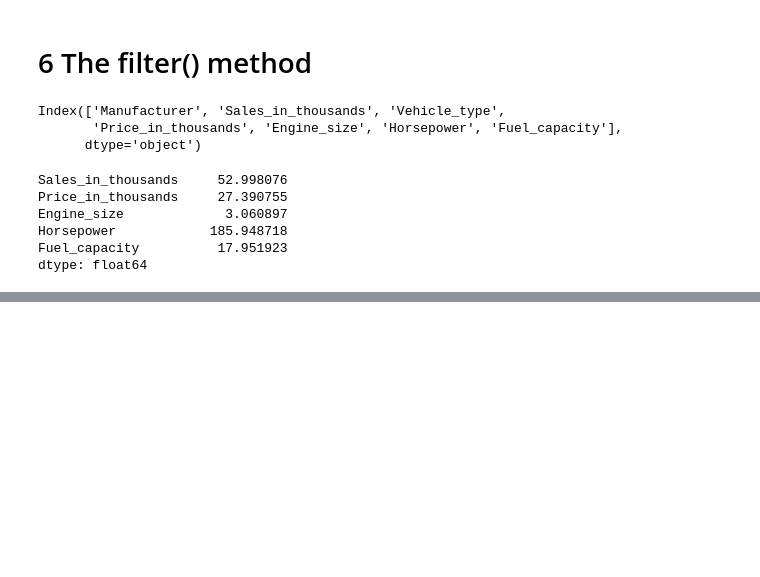
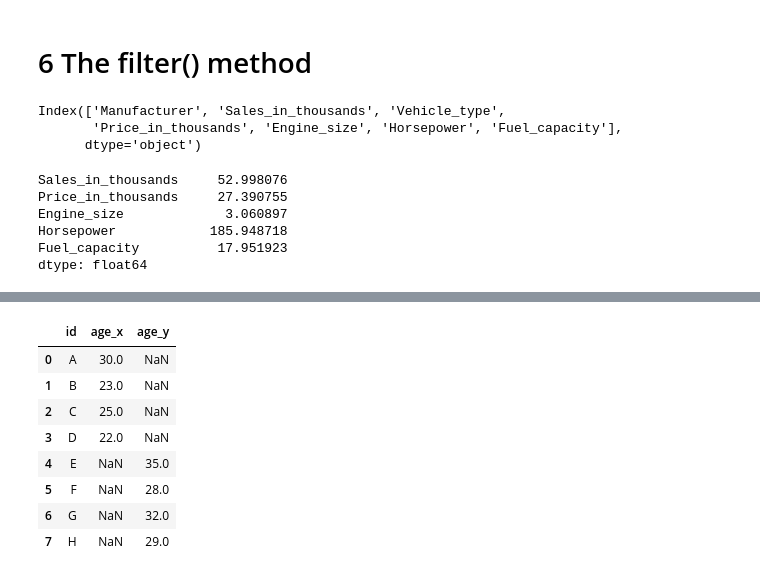
Before and after one commit to claudiahW/fcc_data_science, a Jupyter notebook: groupby.ipynb, the cells around one changed output, grey strips where cells are left out. Cells and saved outputs as stored; diff of their text form; code cells hidden in the pictures; blank space fills up the shorter version.

```diff
--- a/groupby.ipynb
+++ b/groupby.ipynb
@@ -400,0 +565,12 @@ dtype: float64
+# %%
+df1.merge(df2, on='id', how='outer')
+# %% [output]
+|  | id | age_x | age_y |
+| 0 | A | 30.0 | NaN |
+| 1 | B | 23.0 | NaN |
+| 2 | C | 25.0 | NaN |
+| 3 | D | 22.0 | NaN |
+| 4 | E | NaN | 35.0 |
+| 5 | F | NaN | 28.0 |
+| 6 | G | NaN | 32.0 |
+| 7 | H | NaN | 29.0 |
```
Also changed, not shown: parts of 33 cells of this notebook, 1 other file.
